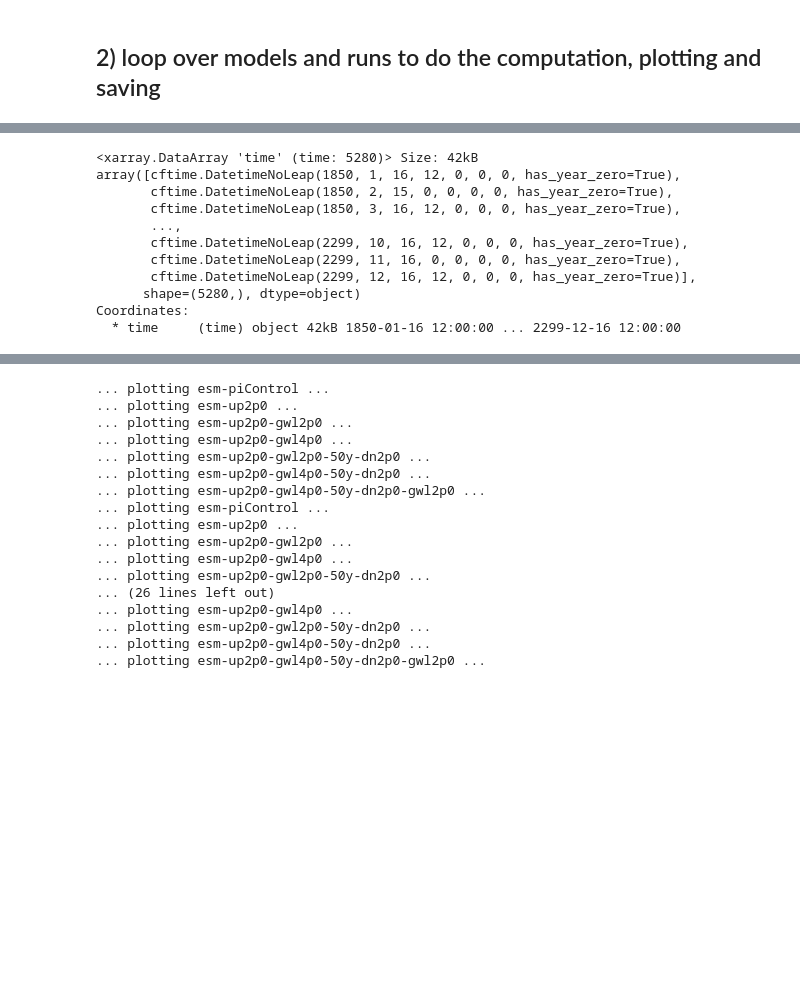
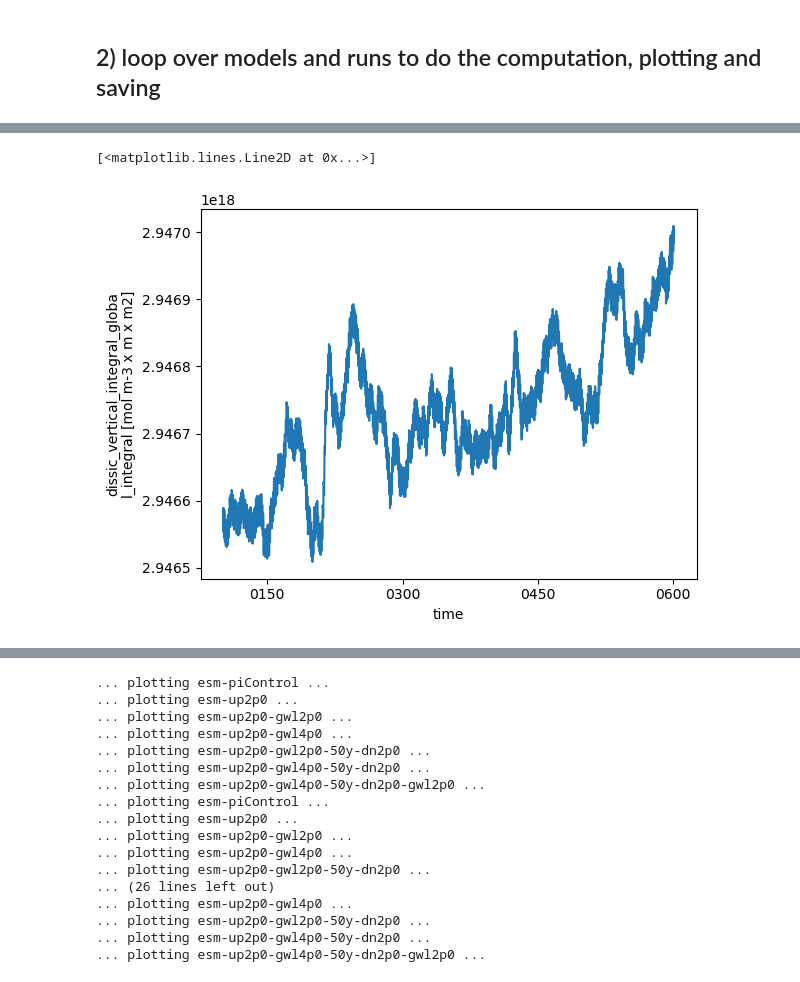
Before and after one commit to eikekoehn/TIPMIP_carbon_cycle, a Jupyter notebook: 01_postprocessing/calc_time_series_of_global_statistic.ipynb, the cells around one changed output, grey strips where cells are left out. Cells and saved outputs as stored; diff of their text form; code cells hidden in the pictures; blank space fills up the shorter version.

```diff
--- a/01_postprocessing/calc_time_series_of_global_statistic.ipynb
+++ b/01_postprocessing/calc_time_series_of_global_statistic.ipynb
@@ -475,14 +484,5 @@ dask.array<concatenate, shape=(5280, 180, 288), dtype=float32, chunksize=(240, 1
-# %%
-global_stats['esm-piControl'].time
-# %% [output]
-<xarray.DataArray 'time' (time: 5280)> Size: 42kB
-array([cftime.DatetimeNoLeap(1850, 1, 16, 12, 0, 0, 0, has_year_zero=True),
-       cftime.DatetimeNoLeap(1850, 2, 15, 0, 0, 0, 0, has_year_zero=True),
-       cftime.DatetimeNoLeap(1850, 3, 16, 12, 0, 0, 0, has_year_zero=True),
-       ...,
-       cftime.DatetimeNoLeap(2299, 10, 16, 12, 0, 0, 0, has_year_zero=True),
-       cftime.DatetimeNoLeap(2299, 11, 16, 0, 0, 0, 0, has_year_zero=True),
-       cftime.DatetimeNoLeap(2299, 12, 16, 12, 0, 0, 0, has_year_zero=True)],
-      shape=(5280,), dtype=object)
-Coordinates:
-  * time     (time) object 42kB 1850-01-16 12:00:00 ... 2299-12-16 12:00:00
+# %%
+global_stat.dissic_vertical_integral_global_integral.plot()
+# %% [output]
+[<matplotlib.lines.Line2D at 0x...>]
+[figure, added]
```
Also changed, not shown: parts of 7 cells of this notebook, 7 other files.
